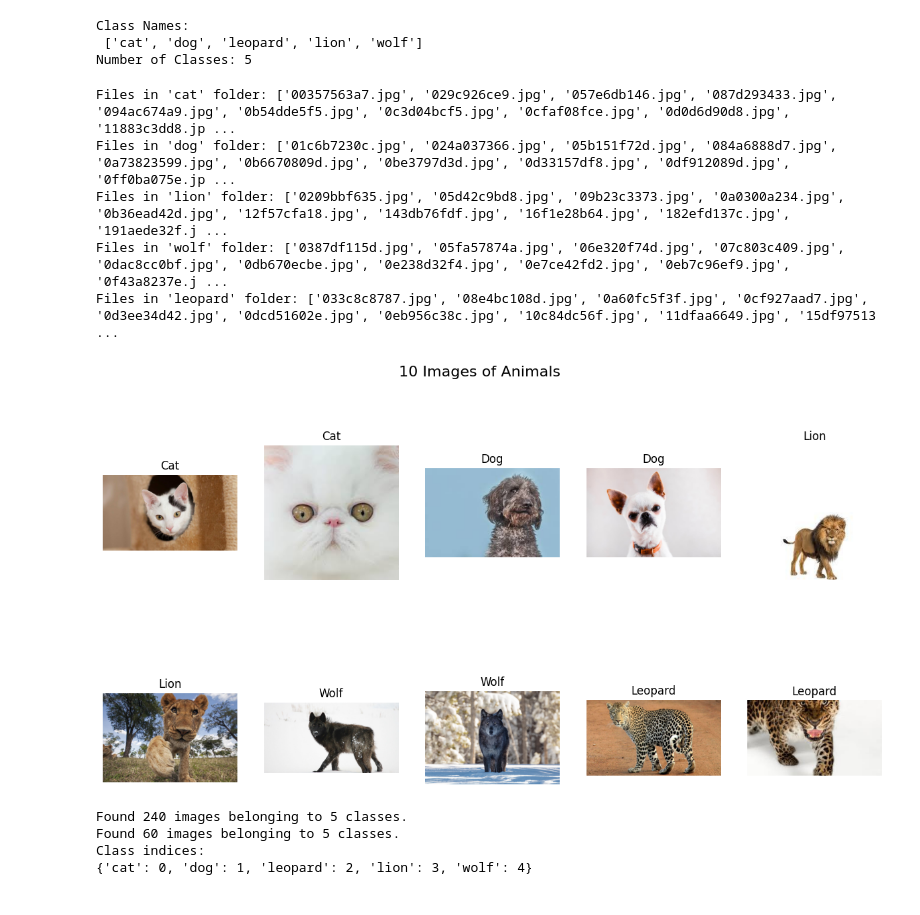
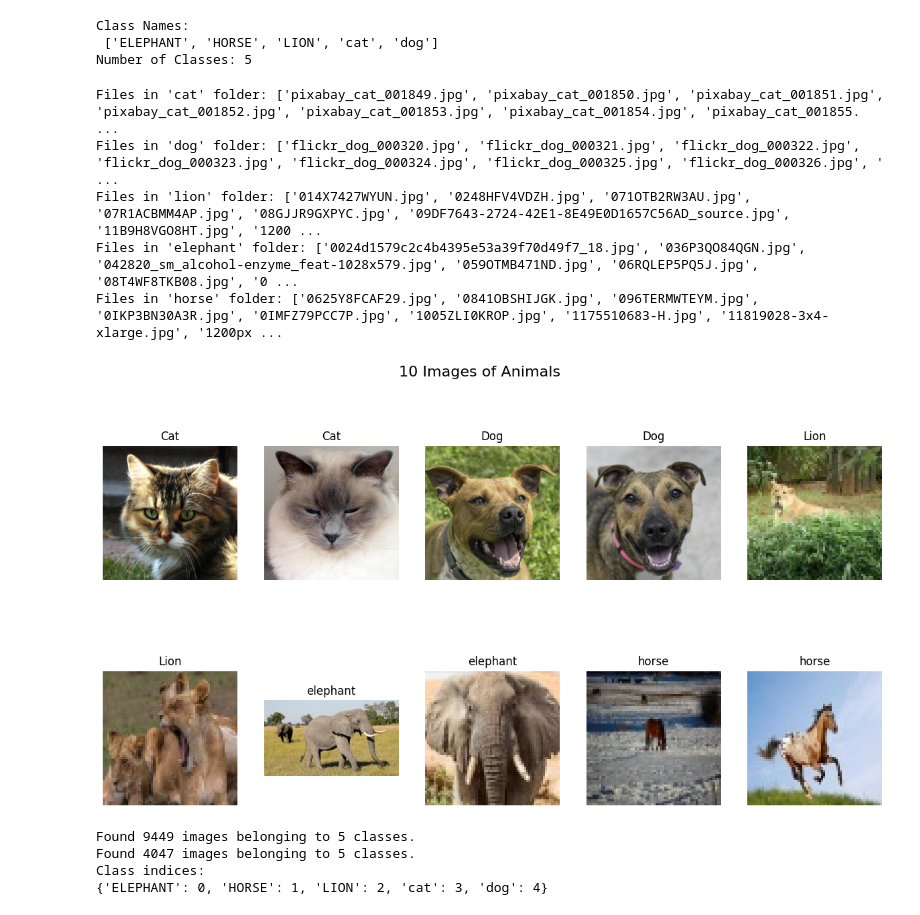
Before and after one commit to joshIsac/DeepLearningLab, a Jupyter notebook: DL__lab5_CNN.ipynb, the cells around one changed output. Saved outputs shown, nothing was run; the diff lists cells and outputs as text; code cells hidden in the pictures.

```diff
--- a/DL__lab5_CNN.ipynb
+++ b/DL__lab5_CNN.ipynb
@@ -11,7 +11,7 @@ from tensorflow.keras.optimizers import Adam
 # %%
 import os
 import cv2
-path='D:/dataset for lab programs/archive/animals/5 classes of animals'
+path='D:/dataset for lab programs/Animal/train'
 classes= sorted(os.listdir(path))
 
 # Count the number of classes
@@ -22,6 +22,6 @@ print("Class Names: \n", classes)
 print("Number of Classes:", num_classes)
 # %% [output]
 Class Names:
- ['cat', 'dog', 'leopard', 'lion', 'wolf']
+ ['ELEPHANT', 'HORSE', 'LION', 'cat', 'dog']
 Number of Classes: 5
 # %%
@@ -35,48 +35,48 @@ leopard_pth=os.path.join(path,'leopard')
 print("Files in 'cat' folder:", os.listdir(cat_pth))
 print("Files in 'dog' folder:", os.listdir(dog_pth))
 print("Files in 'lion' folder:", os.listdir(lion_pth))
-print("Files in 'wolf' folder:", os.listdir(wolf_pth))
-print("Files in 'leopard' folder:", os.listdir(leopard_pth))
+print("Files in 'elephant' folder:", os.listdir(elephant_pth))
+print("Files in 'horse' folder:", os.listdir(horse_pth))
 # %% [output]
-Files in 'cat' folder: ['00357563a7.jpg', '029c926ce9.jpg', '057e6db146.jpg', '087d293433.jpg', '094ac674a9.jpg', '0b54dde5f5.jpg', '0c3d04bcf5.jpg', '0cfaf08fce.jpg', '0d0d6d90d8.jpg', '11883c3dd8.jp ...
-Files in 'dog' folder: ['01c6b7230c.jpg', '024a037366.jpg', '05b151f72d.jpg', '084a6888d7.jpg', '0a73823599.jpg', '0b6670809d.jpg', '0be3797d3d.jpg', '0d33157df8.jpg', '0df912089d.jpg', '0ff0ba075e.jp ...
-Files in 'lion' folder: ['0209bbf635.jpg', '05d42c9bd8.jpg', '09b23c3373.jpg', '0a0300a234.jpg', '0b36ead42d.jpg', '12f57cfa18.jpg', '143db76fdf.jpg', '16f1e28b64.jpg', '182efd137c.jpg', '191aede32f.j ...
-Files in 'wolf' folder: ['0387df115d.jpg', '05fa57874a.jpg', '06e320f74d.jpg', '07c803c409.jpg', '0dac8cc0bf.jpg', '0db670ecbe.jpg', '0e238d32f4.jpg', '0e7ce42fd2.jpg', '0eb7c96ef9.jpg', '0f43a8237e.j ...
-Files in 'leopard' folder: ['033c8c8787.jpg', '08e4bc108d.jpg', '0a60fc5f3f.jpg', '0cf927aad7.jpg', '0d3ee34d42.jpg', '0dcd51602e.jpg', '0eb956c38c.jpg', '10c84dc56f.jpg', '11dfaa6649.jpg', '15df97513 ...
+Files in 'cat' folder: ['pixabay_cat_001849.jpg', 'pixabay_cat_001850.jpg', 'pixabay_cat_001851.jpg', 'pixabay_cat_001852.jpg', 'pixabay_cat_001853.jpg', 'pixabay_cat_001854.jpg', 'pixabay_cat_001855. ...
+Files in 'dog' folder: ['flickr_dog_000320.jpg', 'flickr_dog_000321.jpg', 'flickr_dog_000322.jpg', 'flickr_dog_000323.jpg', 'flickr_dog_000324.jpg', 'flickr_dog_000325.jpg', 'flickr_dog_000326.jpg', ' ...
+Files in 'lion' folder: ['014X7427WYUN.jpg', '0248HFV4VDZH.jpg', '071OTB2RW3AU.jpg', '07R1ACBMM4AP.jpg', '08GJJR9GXPYC.jpg', '09DF7643-2724-42E1-8E49E0D1657C56AD_source.jpg', '11B9H8VGO8HT.jpg', '1200 ...
+Files in 'elephant' folder: ['0024d1579c2c4b4395e53a39f70d49f7_18.jpg', '036P3QO84QGN.jpg', '042820_sm_alcohol-enzyme_feat-1028x579.jpg', '059OTMB471ND.jpg', '06RQLEP5PQ5J.jpg', '08T4WF8TKB08.jpg', '0 ...
+Files in 'horse' folder: ['0625Y8FCAF29.jpg', '0841OBSHIJGK.jpg', '096TERMWTEYM.jpg', '0IKP3BN30A3R.jpg', '0IMFZ79PCC7P.jpg', '1005ZLI0KROP.jpg', '1175510683-H.jpg', '11819028-3x4-xlarge.jpg', '1200px ...
 # %%
 import matplotlib.pyplot as plt
 import matplotlib.image as mpimg
 
 # Define the paths to the image directories
-path = 'D:/dataset for lab programs/archive/animals/5 classes of animals'
+path = 'D:/dataset for lab programs/Animal/train'
 cat_path = os.path.join(path, 'cat')
 dog_path = os.path.join(path, 'dog')
 lion_path = os.path.join(path, 'lion')
-wolf_path = os.path.join(path, 'wolf')
-leopard_path = os.path.join(path, 'leopard')
+elephant_path = os.path.join(path, 'elephant')
+horse_path = os.path.join(path, 'horse')
 
 # Plotting the images in a 2x5 grid
 plt.figure(figsize=(15, 8))
 plt.suptitle('10 Images of Animals', fontsize=16)
 
 # Plot 2 images for each animal category
-for i, (image_path, animal_name) in enumerate([(cat_path, 'Cat'), (dog_path, 'Dog'), (lion_path, 'Lion'), (wolf_path, 'Wolf'), (leopard_path, 'Leopard')]):
+for i, (image_path, animal_name) in enumerate([(cat_path, 'Cat'), (dog_path, 'Dog'), (lion_path, 'Lion'), (elephant_path, 'elephant'), (horse_path, 'horse')]):
     for j in range(2):
         plt.subplot(2, 5, i * 2 + j + 1)
         image_file = os.listdir(image_path)[j]
         img = mpimg.imread(os.path.join(image_path, image_file))
         plt.imshow(img)
         plt.title(animal_name)
         plt.axis('off')
 
 plt.show()
 # %% [output]
-[figure, old version]
+[figure, new version]
 # %%
 image_size = (150, 150)  # Define the desired image size
 # %%
 from tensorflow.keras.preprocessing.image import ImageDataGenerator
-path='D:/dataset for lab programs/archive/animals/5 classes of animals'
+path='D:/dataset for lab programs/Animal/train'
 cat_pth=os.path.join(path,'cat')
 dog_pth=os.path.join(path, 'dog')
 lion_pth=os.path.join(path,'lion')
@@ -85,13 +85,15 @@ leopard_pth=os.path.join(path,'leopard')
 # Define parameters for data augmentation and normalization
 batch_size =32
 image_size = (150, 150)
-validation_split = 0.2
+validation_split = 0.3
 
 # Create ImageDataGenerator instances for train and validation data
 train_datagen = ImageDataGenerator(
-    rescale=1./255,             # rescale pixel values to [0,1]
-    shear_range=0.2,            # shear transformations
-    zoom_range=0.2,             # zoom transformations
+    rotation_range=20,
+    width_shift_range=0.2,
+    height_shift_range=0.2,
+    shear_range=0.2,
+    zoom_range=0.2,
     horizontal_flip=True,       # horizontal flips
     validation_split=validation_split
 )
@@ -120,10 +122,10 @@ validation_generator = validation_datagen.flow_from_directory(path,
 print("Class indices:")
 print(train_generator.class_indices)
 # %% [output]
-Found 240 images belonging to 5 classes.
-Found 60 images belonging to 5 classes.
+Found 9449 images belonging to 5 classes.
+Found 4047 images belonging to 5 classes.
 Class indices:
-{'cat': 0, 'dog': 1, 'leopard': 2, 'lion': 3, 'wolf': 4}
+{'ELEPHANT': 0, 'HORSE': 1, 'LION': 2, 'cat': 3, 'dog': 4}
 # %%
 steps_per_epoch_train = train_generator.samples // batch_size
 steps_per_epoch_validation = validation_generator.samples // batch_size
```
Also changed, not shown: parts of 7 cells of this notebook, 1 other file.
